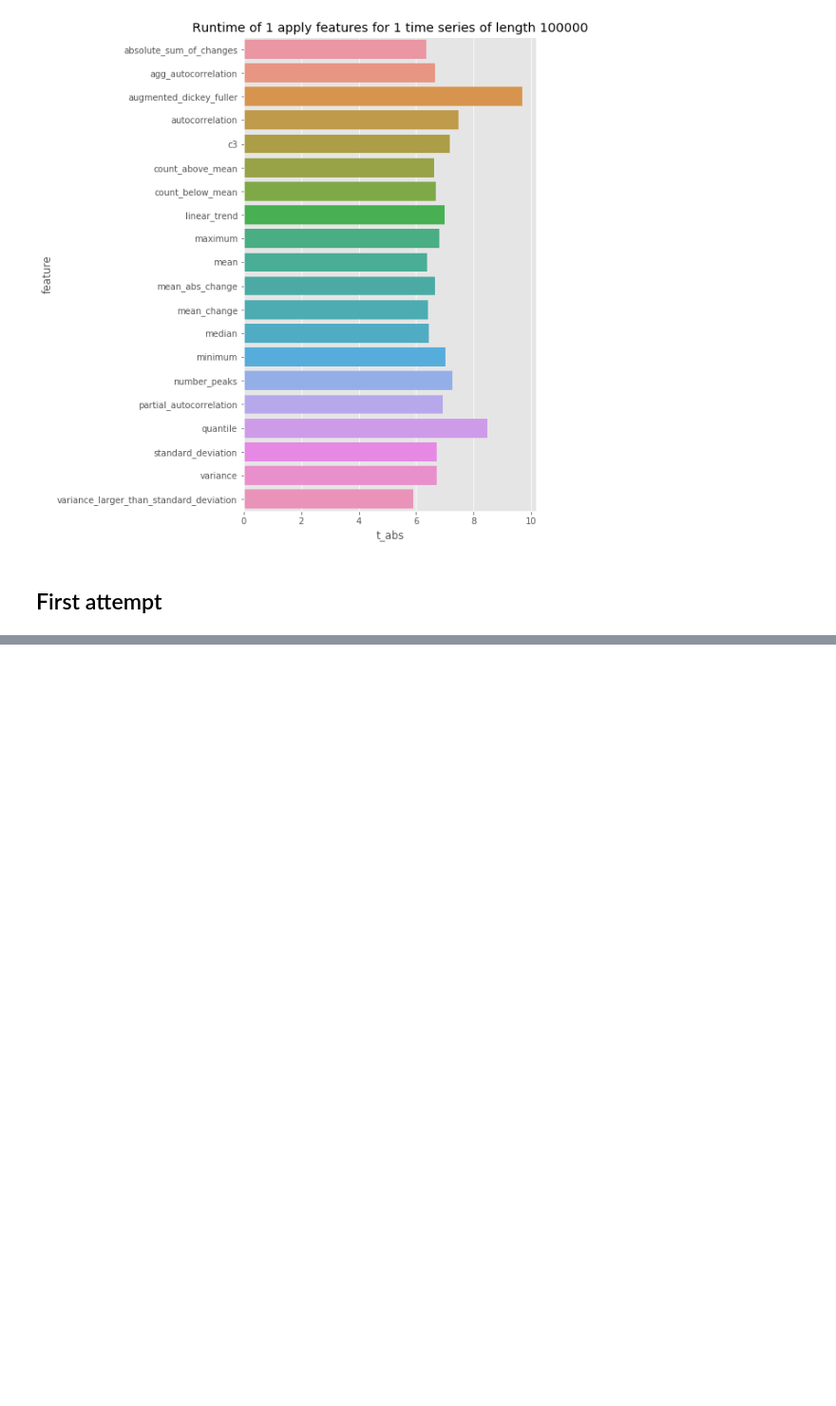
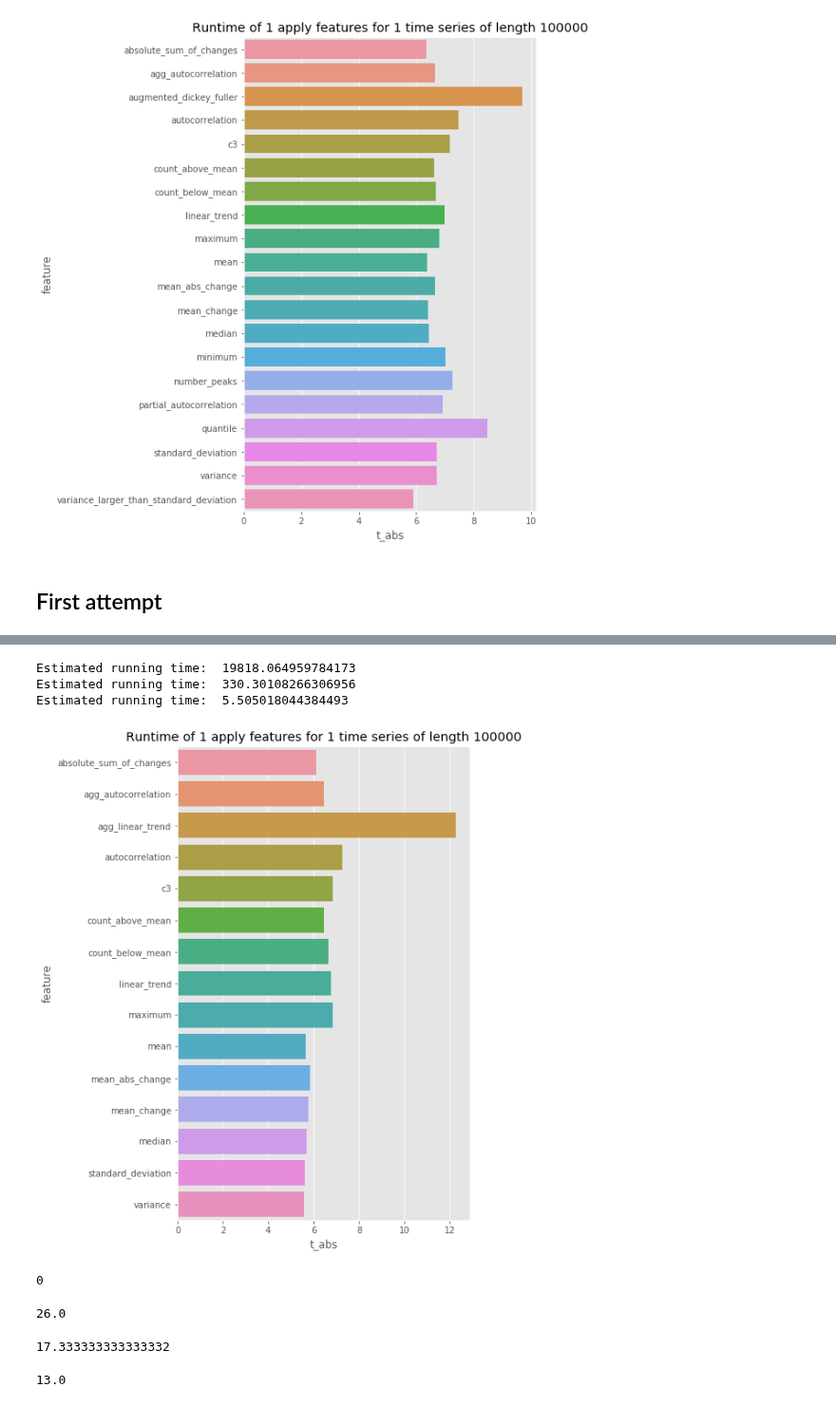
Before and after one commit to Saphirox/energy-consumption-prediction, a Jupyter notebook: energy.feature_eng.tsfresh.python.1.0.ipynb, the cells around one changed output, grey strips where cells are left out. Shown at 95% size. Cells and saved outputs as stored; diff of their text form; code cells hidden in the pictures; blank space fills up the shorter version.

```diff
--- a/energy.feature_eng.tsfresh.python.1.0.ipynb
+++ b/energy.feature_eng.tsfresh.python.1.0.ipynb
@@ -22,5 +17,5 @@ from tsfresh.utilities.dataframe_functions import make_forecasting_frame
 # %%
-train_df = pd.read_pickle(root + 'train_df.pkl')
+train_df = pd.read_pickle(root + 'train_features.pkl')
 # %%
 n_samples = 100000
 segments = train_df.shape[0] / n_samples
@@ -323,0 +474,3 @@ with open(models + 'year_settings.json', 'w') as fp:
+# %%
+show_ts_performance(settings)
+# %% [output]
@@ -323,0 +478,4 @@ with open(models + 'year_settings.json', 'w') as fp:
+Estimated running time:  19818.064959784173
+Estimated running time:  330.30108266306956
+Estimated running time:  5.505018044384493
+[figure, added]
@@ -323,0 +500,18 @@ with open(models + 'year_settings.json', 'w') as fp:
+# %%
+import gc
+gc.collect()
+gc.collect()
+# %% [output]
+0
+# %%
+52 / 2
+# %% [output]
+26.0
+# %%
+52 / 3
+# %% [output]
+17.333333333333332
+# %%
+52 / 4
+# %% [output]
+13.0
```
Also changed, not shown: parts of 23 cells of this notebook, 6 other files.
